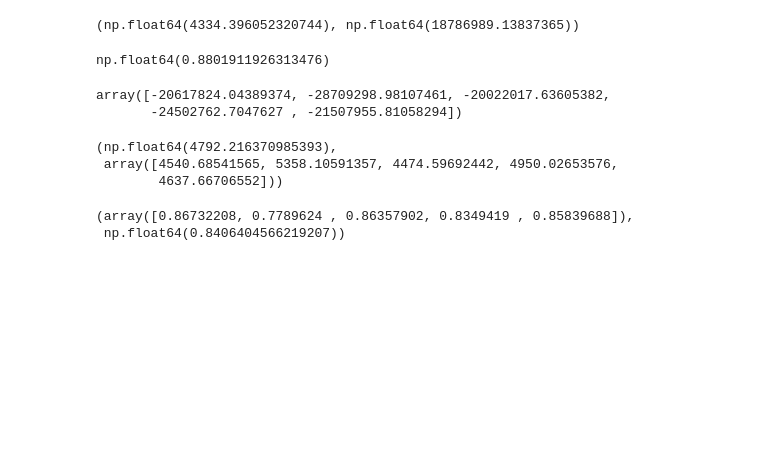
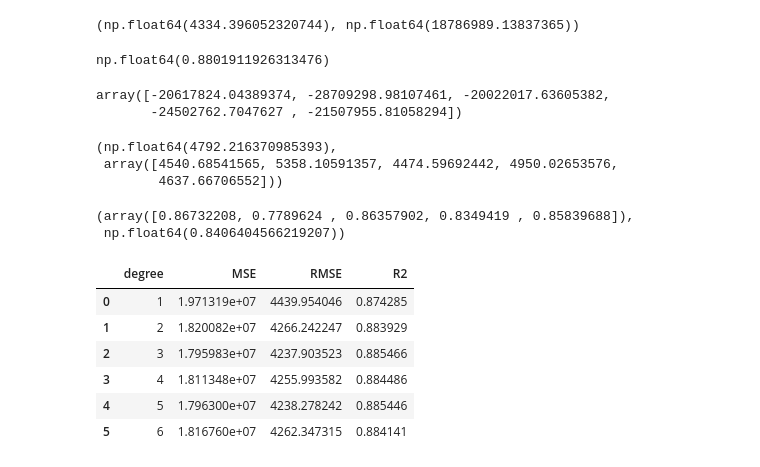
Before and after one commit to Telkem/hipython_rep, a Jupyter notebook: 38_보험료예측모델.ipynb, the cells around one changed output. Cells and saved outputs as stored; diff of their text form; code cells hidden in the pictures; blank space fills up the shorter version.

```diff
--- a/38_보험료예측모델.ipynb
+++ b/38_보험료예측모델.ipynb
@@ -145,0 +149,27 @@ r2_scores, np.mean(r2_scores)
+# %%
+results = []
+for degree in range(1,7):
+    model_poly = Pipeline([
+        ('poly',PolynomialFeatures(degree=degree, include_bias=False)),
+        ('RF',RandomForestRegressor(random_state=22, max_depth=8))
+    ])
+    model_poly.fit(X_train, y_train)
+    pred_poly = model_poly.predict(X_test)
+    mse = mean_squared_error(y_test,pred_poly)
+    rmse = np.sqrt(mse)
+    r2 = r2_score(y_test, pred_poly)
+    results.append({
+        'degree' : degree,
+        'MSE' : mse,
+        'RMSE' : rmse,
+        'R2' : r2
+    })
+pd.DataFrame(results)
+# %% [output]
+|  | degree | MSE | RMSE | R2 |
+| 0 | 1 | 1.971319e+07 | 4439.954046 | 0.874285 |
+| 1 | 2 | 1.820082e+07 | 4266.242247 | 0.883929 |
+| 2 | 3 | 1.795983e+07 | 4237.903523 | 0.885466 |
+| 3 | 4 | 1.811348e+07 | 4255.993582 | 0.884486 |
+| 4 | 5 | 1.796300e+07 | 4238.278242 | 0.885446 |
+| 5 | 6 | 1.816760e+07 | 4262.347315 | 0.884141 |
```
Also changed, not shown: parts of 2 cells of this notebook, 2 other files.
